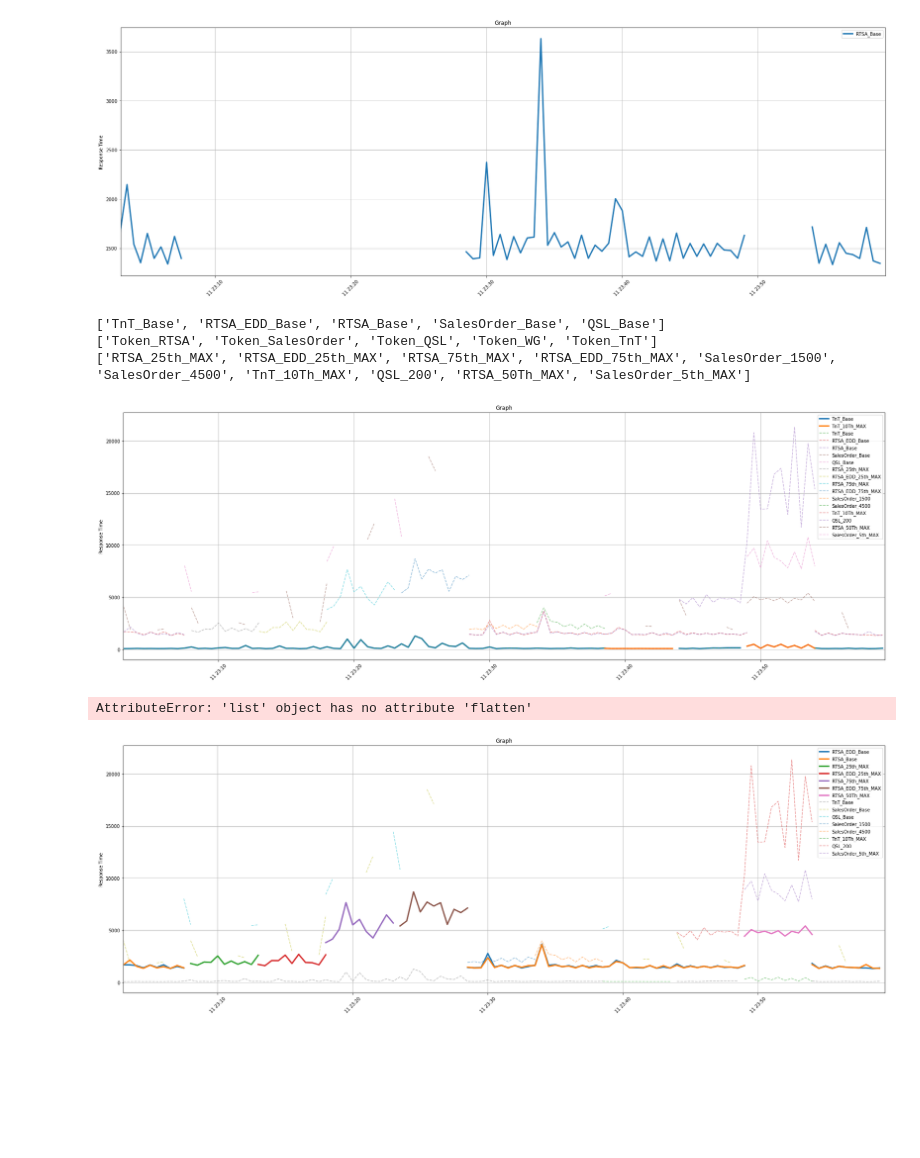
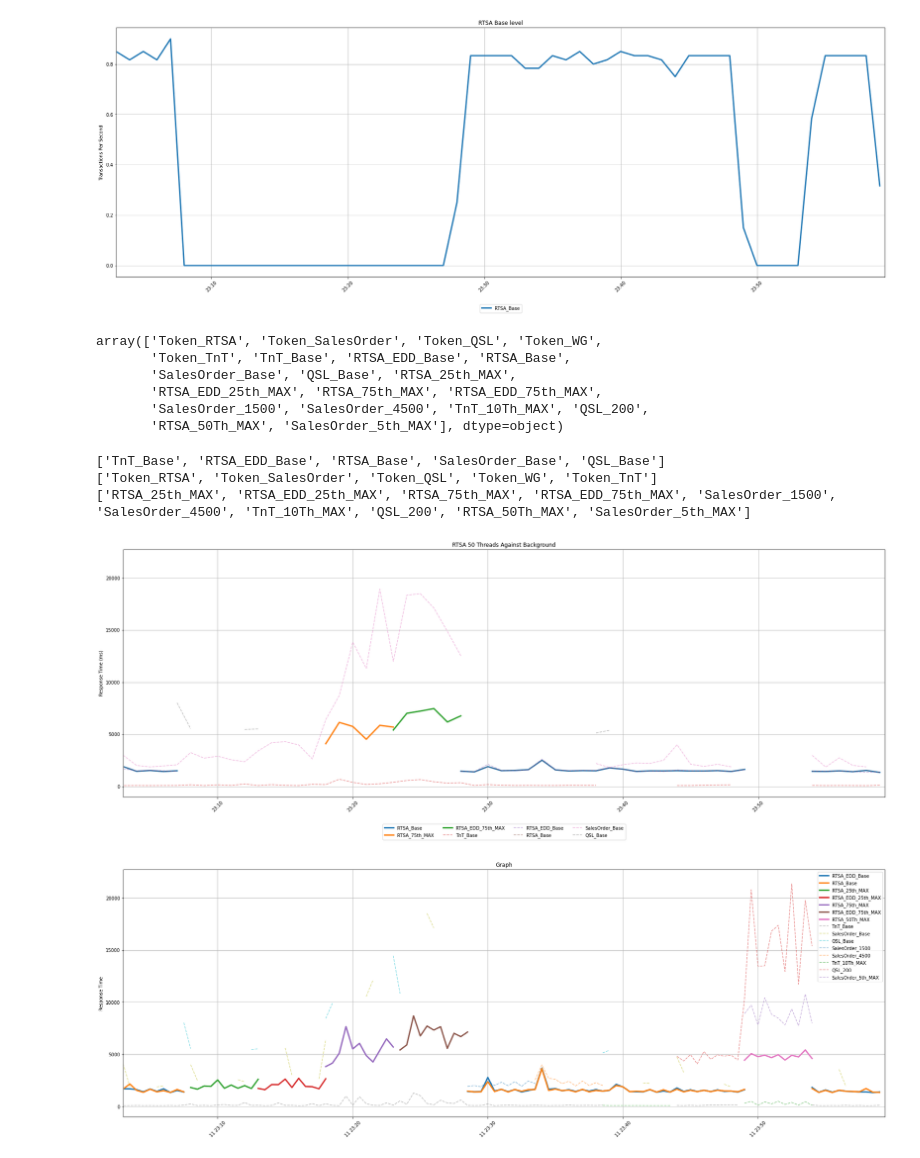
Before and after one commit to jakparker/PerfTestingVisualization, a Jupyter notebook: Day0 Visualizations.ipynb, the cells around one changed output. Saved outputs shown, nothing was run; the diff lists cells and outputs as text; code cells hidden in the pictures; blank space fills up the shorter version.

```diff
--- a/Day0 Visualizations.ipynb
+++ b/Day0 Visualizations.ipynb
@@ -8,21 +8,26 @@ from matplotlib import pyplot as plt
 
 import re
 # %%
-
-
 def shiftTimeStamp(row):
     return row['timeStamp'] - 1688695066761
 
 df = pd.read_csv('day0.csv')
-df['modTimeStamp'] = df.apply(shiftTimeStamp, axis=1)
+#df['modTimeStamp'] = df.apply(shiftTimeStamp, axis=1)
 
-tests = Test(df)
+tests = Test(df, 60)
 # %%
-tests.time_series_unit('RTSA_Base')
+tests.time_series_unit('RTSA_Base', 'RTSA Base level','txn_per_sec')
 # %% [output]
-[figure, old version]
+[figure, new version]
 # %%
-labels=tests.results['label'].unique()
+tests.unique_labels
+# %% [output]
+array(['Token_RTSA', 'Token_SalesOrder', 'Token_QSL', 'Token_WG',
+       'Token_TnT', 'TnT_Base', 'RTSA_EDD_Base', 'RTSA_Base',
+       'SalesOrder_Base', 'QSL_Base', 'RTSA_25th_MAX',
+       'RTSA_EDD_25th_MAX', 'RTSA_75th_MAX', 'RTSA_EDD_75th_MAX',
+       'SalesOrder_1500', 'SalesOrder_4500', 'TnT_10Th_MAX', 'QSL_200',
+       'RTSA_50Th_MAX', 'SalesOrder_5th_MAX'], dtype=object)
 # %%
 
 base_regex = re.compile(r'.*_Base$')
@@ -39,7 +44,7 @@ print(main)
 ['Token_RTSA', 'Token_SalesOrder', 'Token_QSL', 'Token_WG', 'Token_TnT']
 ['RTSA_25th_MAX', 'RTSA_EDD_25th_MAX', 'RTSA_75th_MAX', 'RTSA_EDD_75th_MAX', 'SalesOrder_1500', 'SalesOrder_4500', 'TnT_10Th_MAX', 'QSL_200', 'RTSA_50Th_MAX', 'SalesOrder_5th_MAX']
 # %%
-tests.time_series_by_labels(TnT, main + base)
+tests.time_series_by_labels(['RTSA_Base','RTSA_75th_MAX', 'RTSA_EDD_75th_MAX'],base,'RTSA 50 Threads Against Background', metric='avg_res')
 # %% [output]
-[figure, old version]
+[figure, new version]
 # %%
@@ -59,7 +58,3 @@ def time_series_highlight(tests, focus_cat, labels_dict):
-# %%
-time_series_highlight(tests,'RTSA',labels_dict)
-# %% [output]
-AttributeError: 'list' object has no attribute 'flatten'
 # %%
 tests.time_series_by_labels(RTSA+RTSA_EDD ,SalesOrder+TnT+WG+QSL )
 # %% [output]
```
Also changed, not shown: parts of 6 cells of this notebook, 2 other files.
